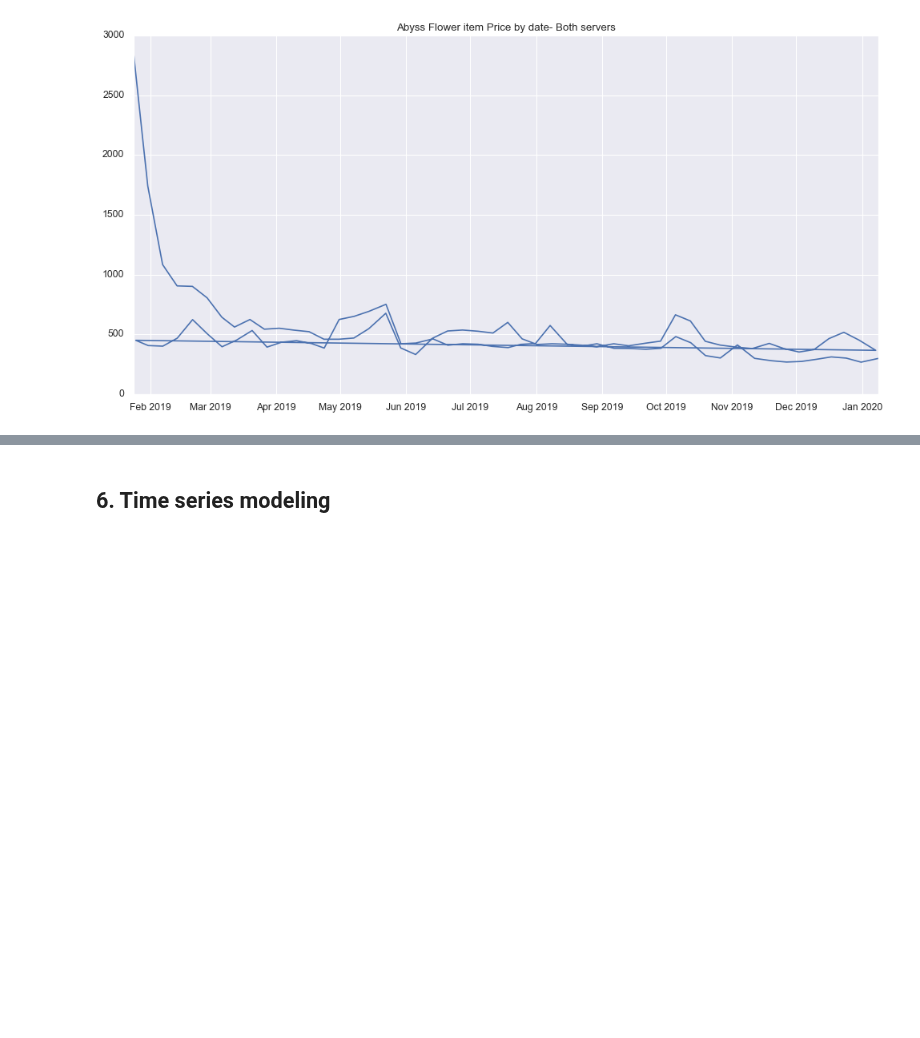
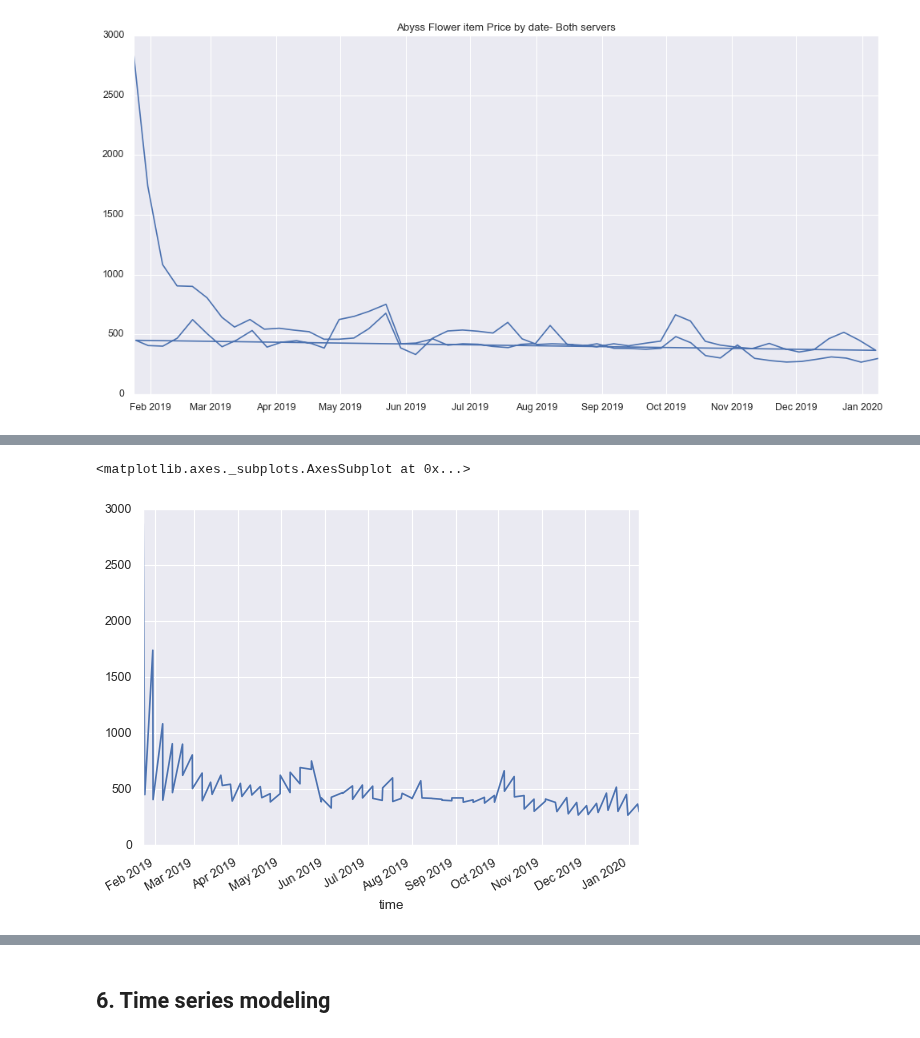
Before and after one commit to algakovic/ROMobile-MarketPrice-Timeseries-Analysis, a Jupyter notebook: SandboxROMExchangeAPI.ipynb, the cells around one changed output, grey strips where cells are left out. Saved outputs shown, nothing was run; the diff lists cells and outputs as text; code cells hidden in the pictures; blank space fills up the shorter version.

```diff
--- a/SandboxROMExchangeAPI.ipynb
+++ b/SandboxROMExchangeAPI.ipynb
@@ -294,0 +322,6 @@ plt.show()
+# %%
+data = df1.price
+data.plot()
+# %% [output]
+<matplotlib.axes._subplots.AxesSubplot at 0x...>
+[figure, added]
```
Also changed, not shown: parts of 8 cells of this notebook.
